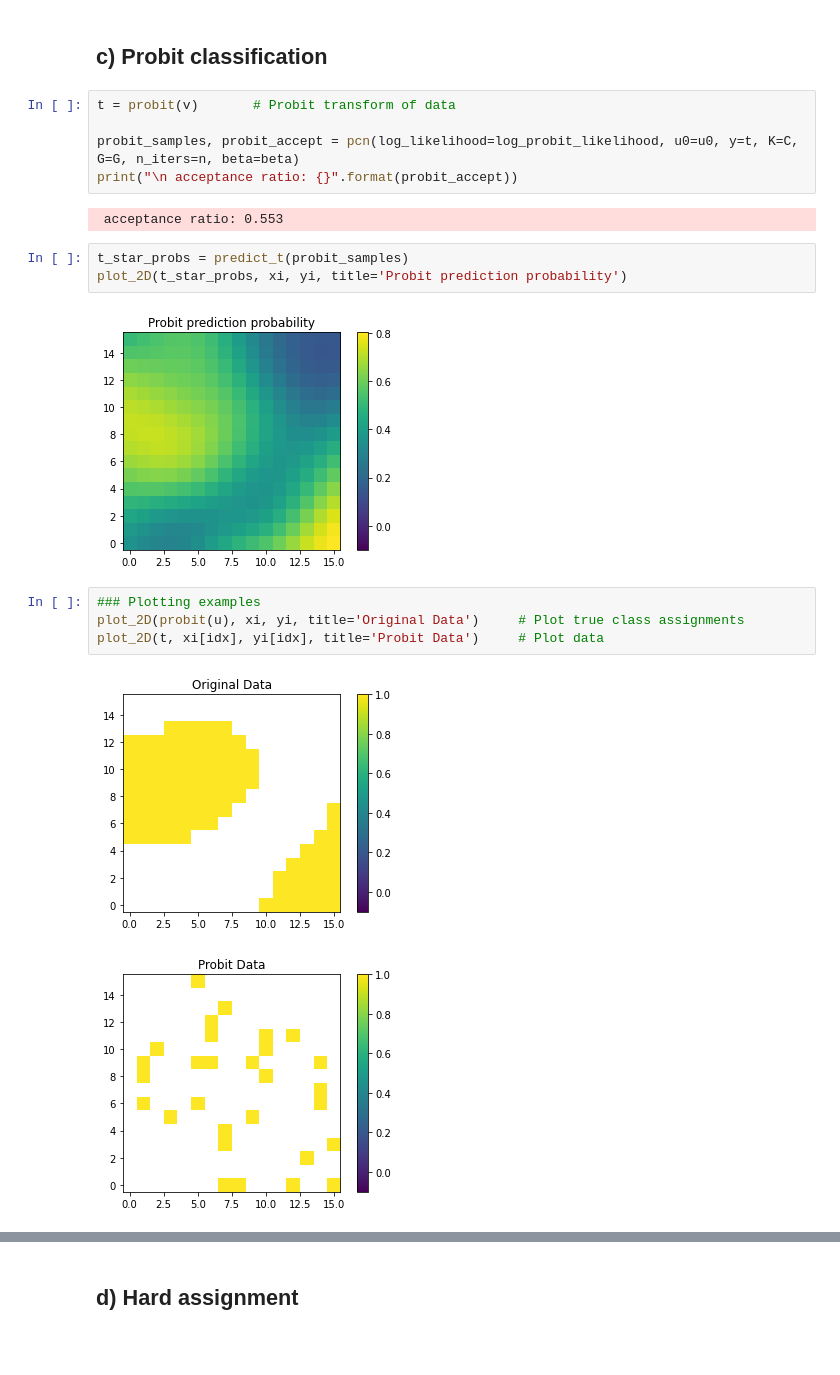
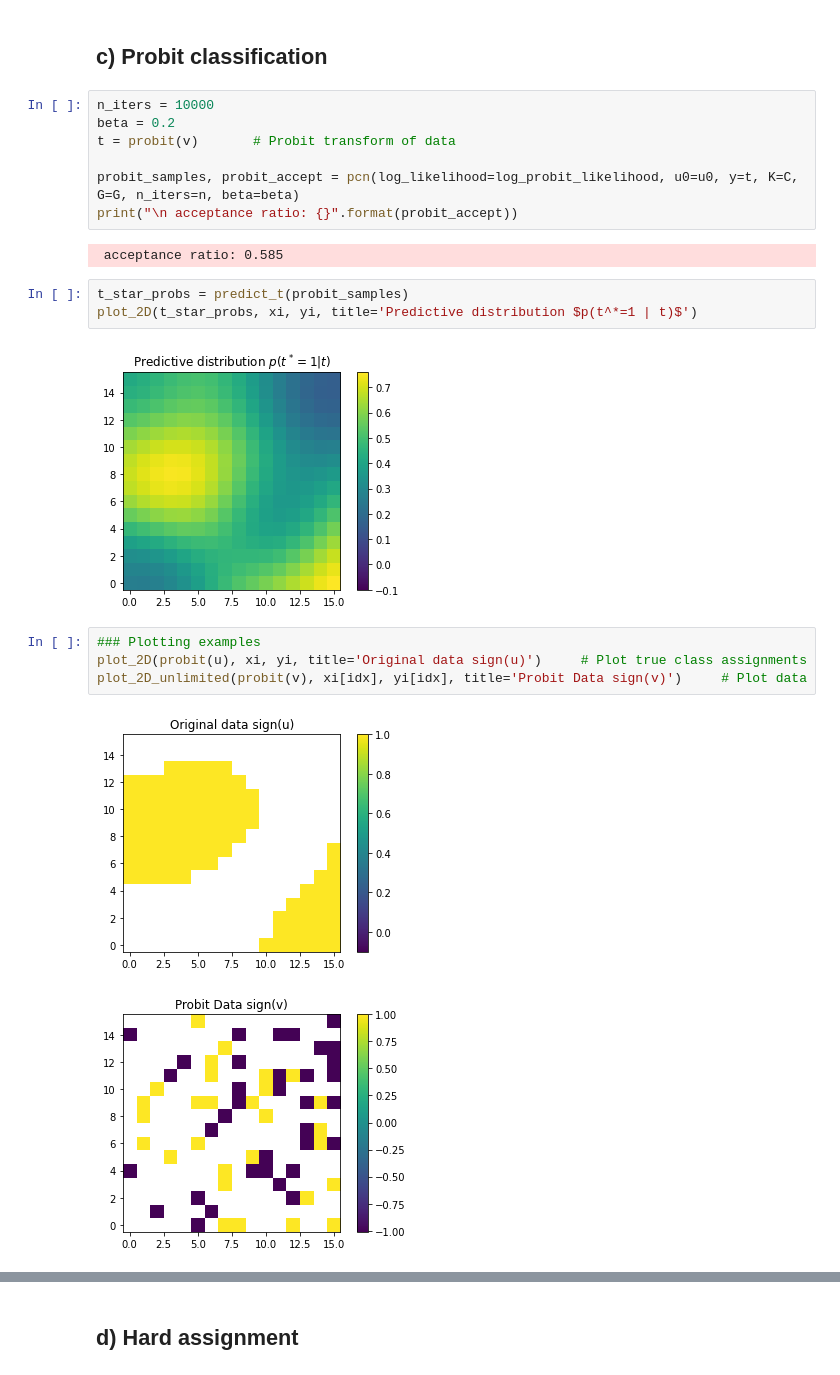
Before and after one commit to LozzaTray/4M24, a Jupyter notebook: code/simulation.ipynb, the cells around one changed output, grey strips where cells are left out. Drawn from its saved outputs; the diff is of its cells as text; blank space fills up the shorter version.

```diff
--- a/code/simulation.ipynb
+++ b/code/simulation.ipynb
@@ -111,21 +109,23 @@ plot_2D(v, xi[idx], yi[idx], title='Original Data v')     # Plot data
 # %% [markdown]
 ## c) Probit classification
 # %%
+n_iters = 10000
+beta = 0.2
 t = probit(v)       # Probit transform of data
 
 probit_samples, probit_accept = pcn(log_likelihood=log_probit_likelihood, u0=u0, y=t, K=C, G=G, n_iters=n, beta=beta)
 print("\n acceptance ratio: {}".format(probit_accept))
 # %% [output]
- acceptance ratio: 0.553
+ acceptance ratio: 0.585
 # %%
 t_star_probs = predict_t(probit_samples)
-plot_2D(t_star_probs, xi, yi, title='Probit prediction probability')
+plot_2D(t_star_probs, xi, yi, title='Predictive distribution $p(t^*=1 | t)$')
 # %% [output]
-[figure, old version]
+[figure, new version]
 # %%
 ### Plotting examples
-plot_2D(probit(u), xi, yi, title='Original Data')     # Plot true class assignments
-plot_2D(t, xi[idx], yi[idx], title='Probit Data')     # Plot data
+plot_2D(probit(u), xi, yi, title='Original data sign(u)')     # Plot true class assignments
+plot_2D_unlimited(probit(v), xi[idx], yi[idx], title='Probit Data sign(v)')     # Plot data
 # %% [output]
-[figure, old version]
+[figure, new version]
-[figure, old version]
+[figure, new version]
```
Also changed, not shown: parts of 4 cells of this notebook, 8 other files.
